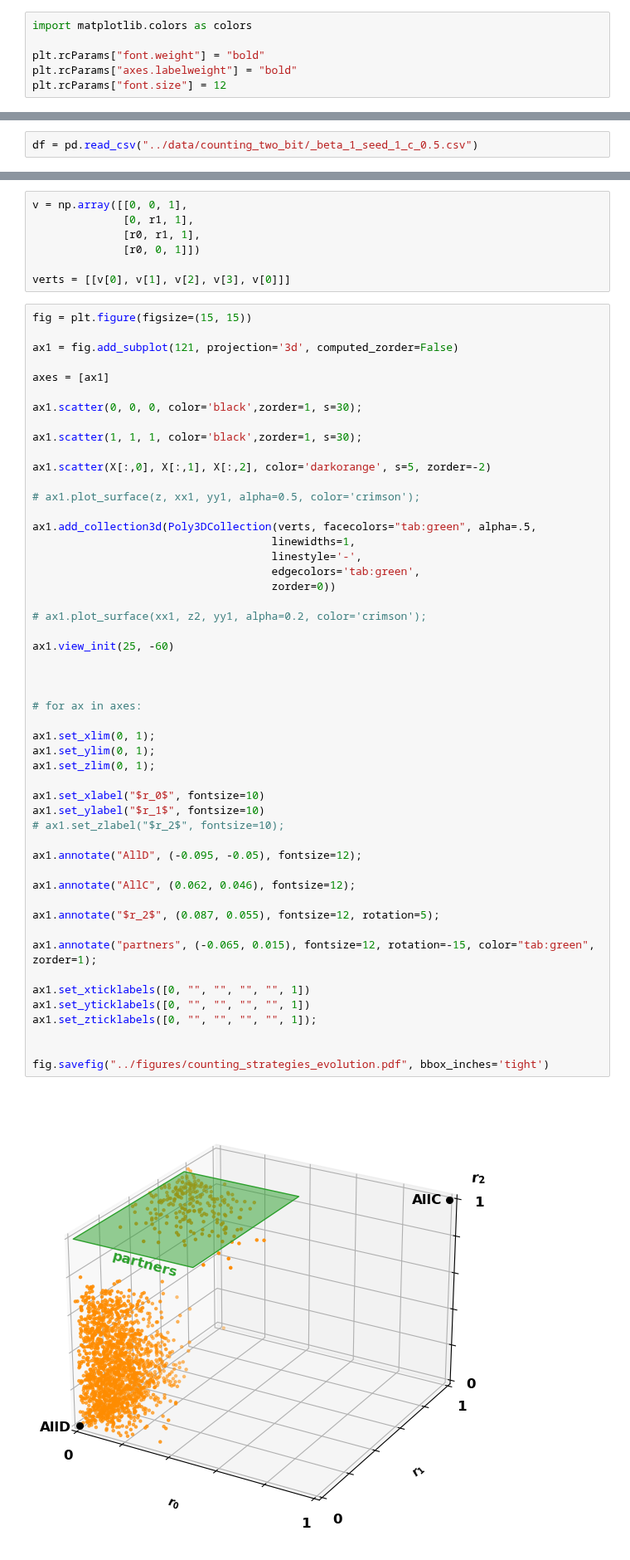
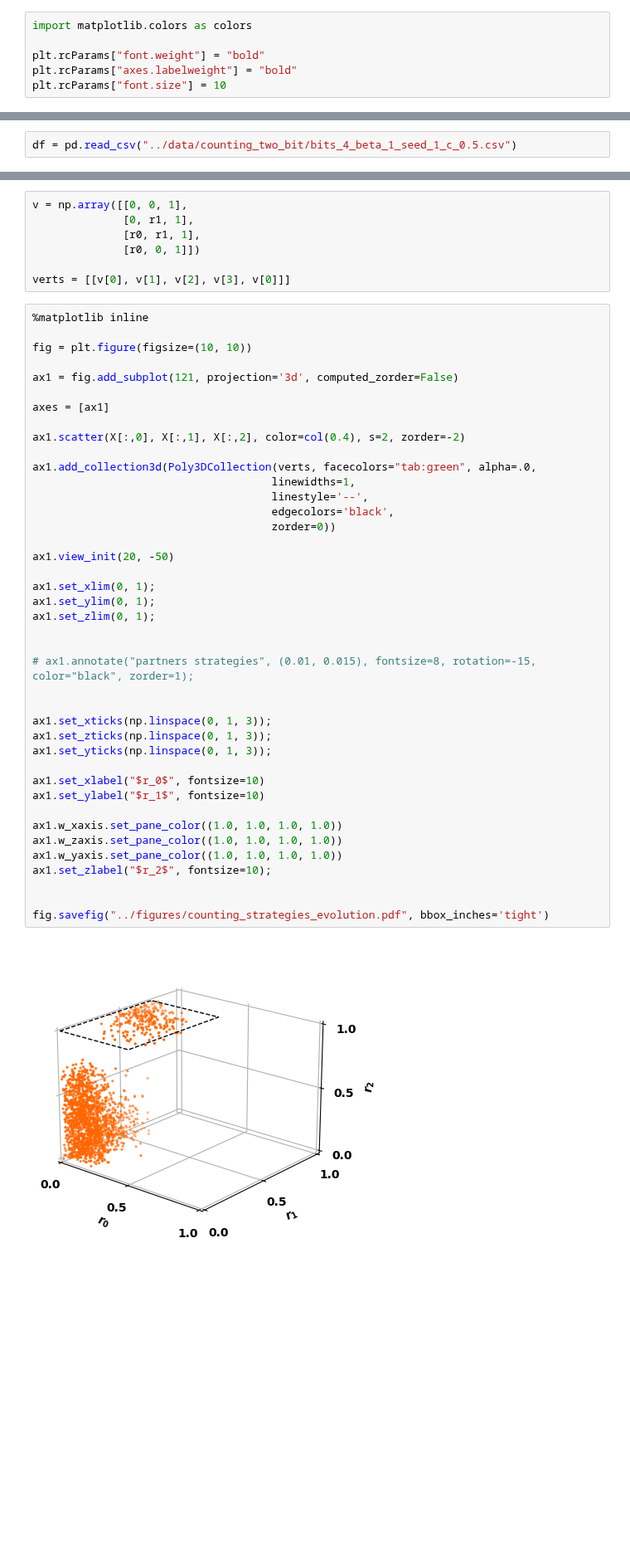
Before and after one commit to Nikoleta-v3/conditional-cooperation-with-longer-memory, a Jupyter notebook: notebooks/Counting 2-bit reactive strategies.ipynb, the cells around one changed output, grey strips where cells are left out. Shown at 83% size. Saved outputs shown, nothing was run; the diff lists cells and outputs as text; blank space fills up the shorter version.

```diff
--- a/notebooks/Counting 2-bit reactive strategies.ipynb
+++ b/notebooks/Counting 2-bit reactive strategies.ipynb
@@ -9,7 +9,7 @@ import matplotlib.colors as colors
 
 plt.rcParams["font.weight"] = "bold"
 plt.rcParams["axes.labelweight"] = "bold"
-plt.rcParams["font.size"] = 12
+plt.rcParams["font.size"] = 10
 # %%
 import pandas as pd
 
@@ -19,7 +19,7 @@ from mpl_toolkits.mplot3d.art3d import Poly3DCollection
 # %% [markdown]
 **The data**
 # %%
-df = pd.read_csv("../data/counting_two_bit/_beta_1_seed_1_c_0.5.csv")
+df = pd.read_csv("../data/counting_two_bit/bits_4_beta_1_seed_1_c_0.5.csv")
 # %%
 df = df.drop_duplicates()
 # %%
@@ -85,55 +74,45 @@ v = np.array([[0, 0, 1],
 
 verts = [[v[0], v[1], v[2], v[3], v[0]]]
 # %%
-fig = plt.figure(figsize=(15, 15))
+%matplotlib inline
+
+fig = plt.figure(figsize=(10, 10))
 
 ax1 = fig.add_subplot(121, projection='3d', computed_zorder=False)
 
 axes = [ax1]
 
-ax1.scatter(0, 0, 0, color='black',zorder=1, s=30);
+ax1.scatter(X[:,0], X[:,1], X[:,2], color=col(0.4), s=2, zorder=-2)
 
-ax1.scatter(1, 1, 1, color='black',zorder=1, s=30);
-
-ax1.scatter(X[:,0], X[:,1], X[:,2], color='darkorange', s=5, zorder=-2)
-
-# ax1.plot_surface(z, xx1, yy1, alpha=0.5, color='crimson');
-
-ax1.add_collection3d(Poly3DCollection(verts, facecolors="tab:green", alpha=.5,
+ax1.add_collection3d(Poly3DCollection(verts, facecolors="tab:green", alpha=.0,
                                      linewidths=1,
-                                     linestyle='-',
-                                     edgecolors='tab:green',
+                                     linestyle='--',
+                                     edgecolors='black',
                                      zorder=0))
 
-# ax1.plot_surface(xx1, z2, yy1, alpha=0.2, color='crimson');
-
-ax1.view_init(25, -60)
-
-
-
-# for ax in axes:
+ax1.view_init(20, -50)
 
 ax1.set_xlim(0, 1);
 ax1.set_ylim(0, 1);
 ax1.set_zlim(0, 1);
 
+
+# ax1.annotate("partners strategies", (0.01, 0.015), fontsize=8, rotation=-15, color="black", zorder=1);
+
+
+ax1.set_xticks(np.linspace(0, 1, 3));
+ax1.set_zticks(np.linspace(0, 1, 3));
+ax1.set_yticks(np.linspace(0, 1, 3));
+
 ax1.set_xlabel("$r_0$", fontsize=10)
 ax1.set_ylabel("$r_1$", fontsize=10)
-# ax1.set_zlabel("$r_2$", fontsize=10);
 
-ax1.annotate("AllD", (-0.095, -0.05), fontsize=12);
-
-ax1.annotate("AllC", (0.062, 0.046), fontsize=12);
-
-ax1.annotate("$r_2$", (0.087, 0.055), fontsize=12, rotation=5);
-
-ax1.annotate("partners", (-0.065, 0.015), fontsize=12, rotation=-15, color="tab:green", zorder=1);
-
-ax1.set_xticklabels([0, "", "", "", "", 1])
-ax1.set_yticklabels([0, "", "", "", "", 1])
-ax1.set_zticklabels([0, "", "", "", "", 1]);
+ax1.w_xaxis.set_pane_color((1.0, 1.0, 1.0, 1.0))
+ax1.w_zaxis.set_pane_color((1.0, 1.0, 1.0, 1.0))
+ax1.w_yaxis.set_pane_color((1.0, 1.0, 1.0, 1.0))
+ax1.set_zlabel("$r_2$", fontsize=10);
 
 
 fig.savefig("../figures/counting_strategies_evolution.pdf", bbox_inches='tight')
 # %% [output]
-[figure, old version]
+[figure, new version]
```
Also changed, not shown: parts of 14 cells of this notebook, 8 other files.
